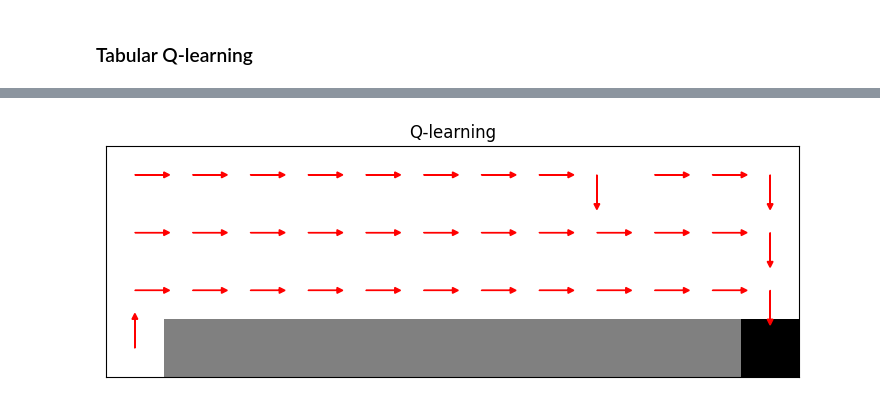
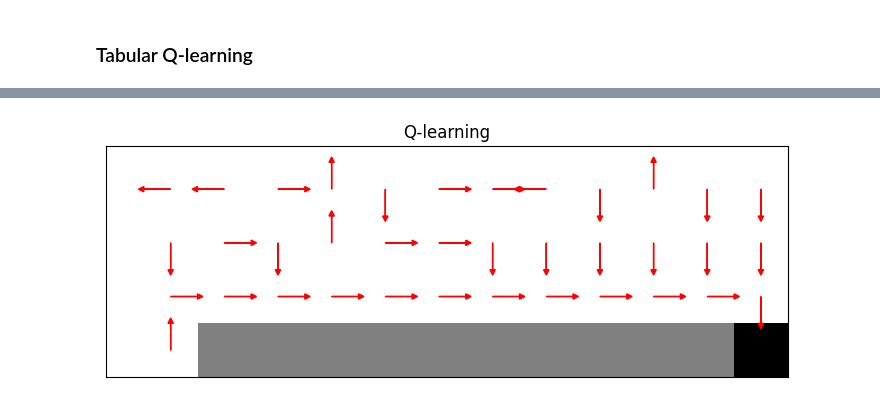
Before and after one commit to NicolaMaestri00/Reinforcement-Learning, a Jupyter notebook: Assignment_3.ipynb, the cells around one changed output, grey strips where cells are left out. Saved outputs shown, nothing was run; the diff lists cells and outputs as text; code cells hidden in the pictures.

```diff
--- a/Assignment_3.ipynb
+++ b/Assignment_3.ipynb
@@ -334,11 +334,11 @@ def Q_learning(step_size=0.9, gamma=1.0, epsilon=0.1, n_episodes=1000):
 # %%
 # Grid world with cliff                         4x12 Matrix
 grid_world = np.zeros((4,12))
 grid_world[3,11] = 2            # goal
 grid_world[3,1:11] = 1          # cliff
 
 
-policy = Q_learning(step_size=0.1, epsilon=0.5, n_episodes=20000)
+policy = Q_learning(step_size=0.1, epsilon=0.1, n_episodes=1000)
 plot_policy(grid_world, policy, title="Q-learning")
 # %% [output]
-[figure, old version]
+[figure, new version]
```
Also changed, not shown: 1 other file.
